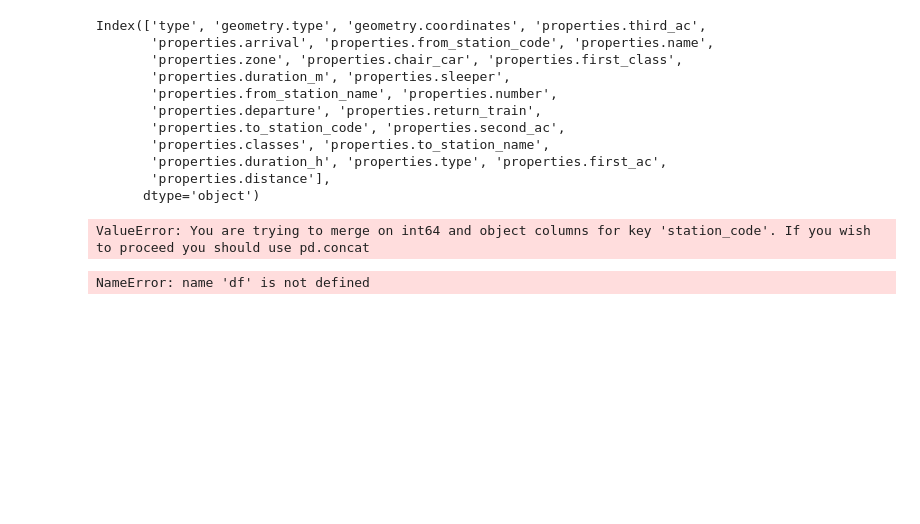
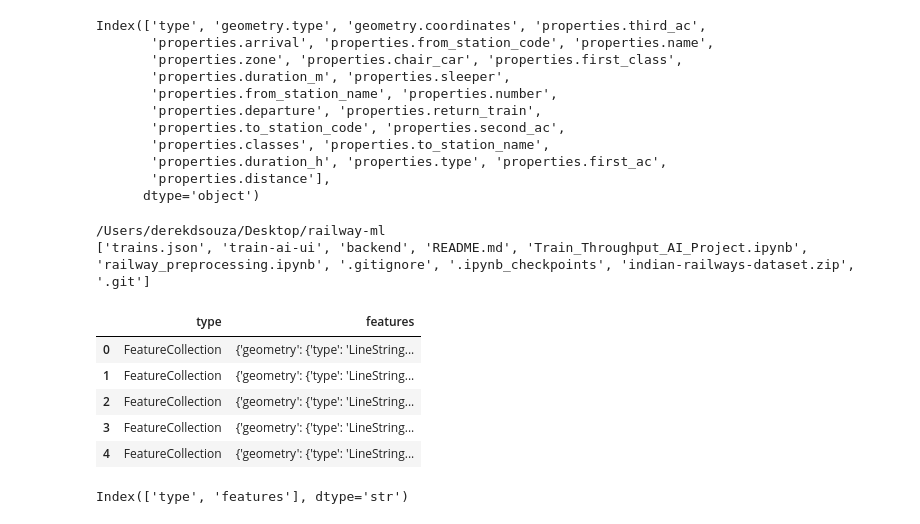
Before and after one commit to derekdesouza13/railsense-ai, a Jupyter notebook: railway_preprocessing.ipynb, the cells around one changed output. Saved outputs shown, nothing was run; the diff lists cells and outputs as text; code cells hidden in the pictures; blank space fills up the shorter version.

```diff
--- a/railway_preprocessing.ipynb
+++ b/railway_preprocessing.ipynb
@@ -141,10 +139,6 @@ trains_df = trains_df[['properties.number', 'properties.name']]
 trains_df.columns = ['train_number', 'train_name']
 # %%
 df = schedules_df.merge(trains_df, on='train_number', how='left')
-# %%
-df = df.merge(stations_df, left_on='station_code', right_on='code', how='left')
-# %% [output]
-ValueError: You are trying to merge on int64 and object columns for key 'station_code'. If you wish to proceed you should use pd.concat
 # %%
 df['hour'] = pd.to_datetime(df['departure']).dt.hour
 df['day_of_week'] = pd.to_datetime(df['departure']).dt.dayofweek
@@ -154,4 +146,25 @@ df['station_traffic'] = df.groupby('station_code')['train_number'].transform('co
 # %%
-df.columns
+import os
+print(os.getcwd())
+print(os.listdir())
+
+df = pd.read_json('/Users/derekdsouza/Desktop/railway-ml/trains.json')
 # %% [output]
-NameError: name 'df' is not defined
+/Users/derekdsouza/Desktop/railway-ml
+['trains.json', 'train-ai-ui', 'backend', 'README.md', 'Train_Throughput_AI_Project.ipynb', 'railway_preprocessing.ipynb', '.gitignore', '.ipynb_checkpoints', 'indian-railways-dataset.zip', '.git']
+# %%
+import pandas as pd
+
+df = pd.read_json('/Users/derekdsouza/Desktop/railway-ml/trains.json')
+df.head()
+# %% [output]
+|  | type | features |
+| 0 | FeatureCollection | {'geometry': {'type': 'LineString... |
+| 1 | FeatureCollection | {'geometry': {'type': 'LineString... |
+| 2 | FeatureCollection | {'geometry': {'type': 'LineString... |
+| 3 | FeatureCollection | {'geometry': {'type': 'LineString... |
+| 4 | FeatureCollection | {'geometry': {'type': 'LineString... |
+# %%
+df.columns
+# %% [output]
+Index(['type', 'features'], dtype='str')
```
Also changed, not shown: parts of 24 cells of this notebook.
